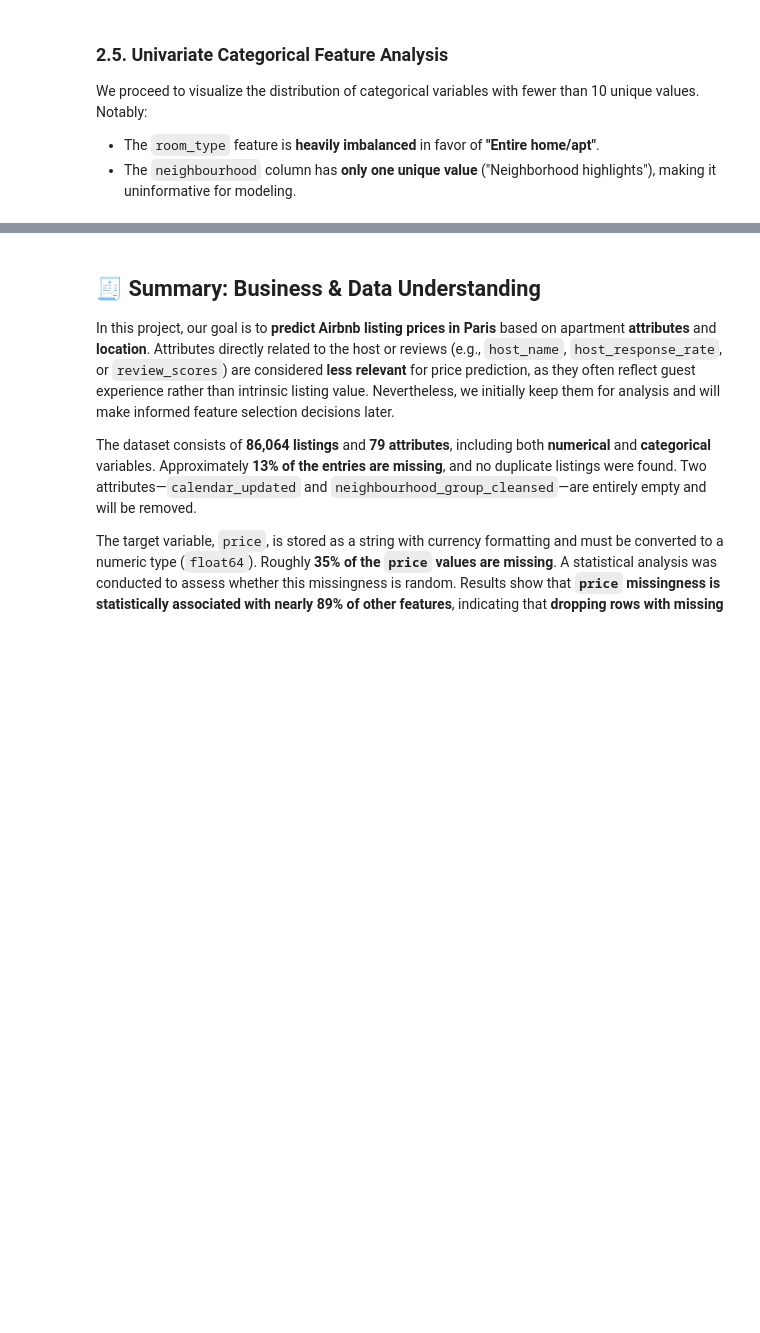
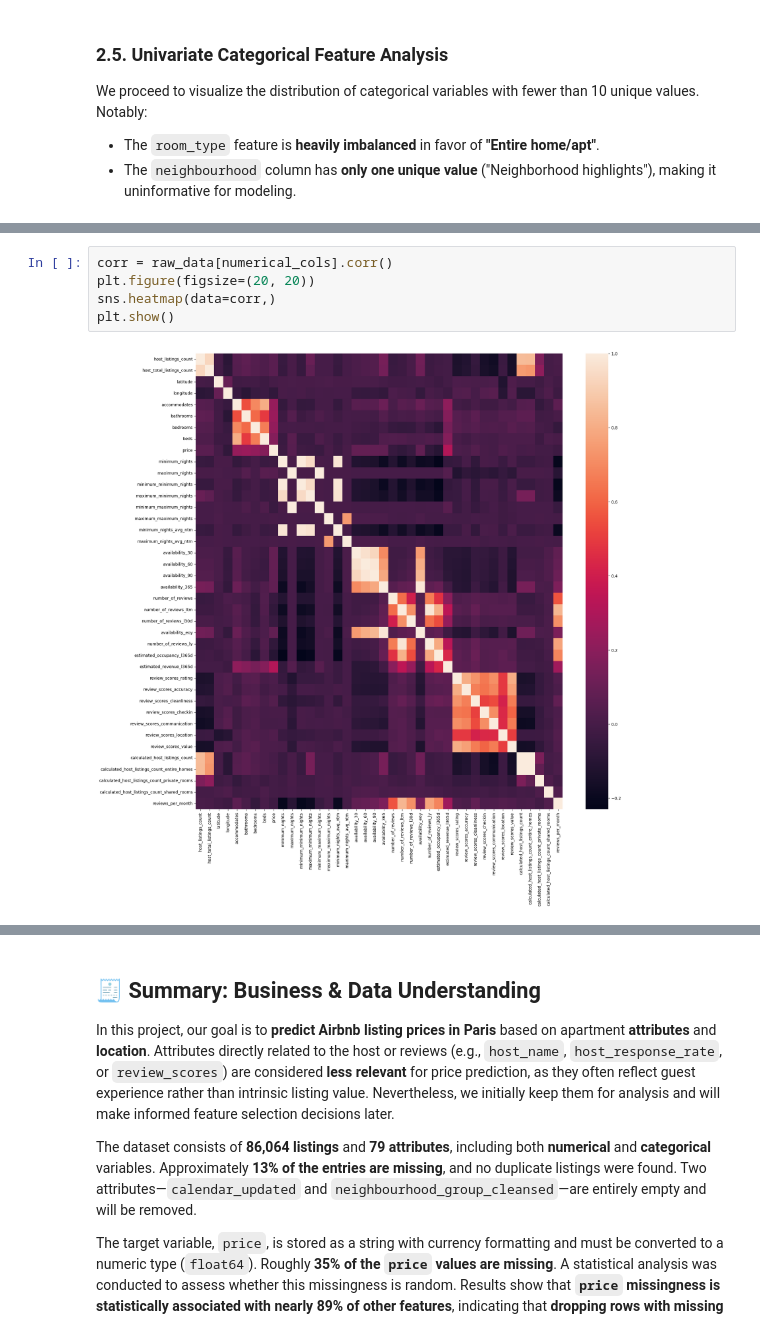
Before and after one commit to Cheicky97/Predicting-Airbnb-Listing-Prices-in-Paris, a Jupyter notebook: notebooks/01_business_and_data_understanding.ipynb, the cells around one changed output, grey strips where cells are left out. Saved outputs shown, nothing was run; the diff lists cells and outputs as text; blank space fills up the shorter version.

```diff
--- a/notebooks/01_business_and_data_understanding.ipynb
+++ b/notebooks/01_business_and_data_understanding.ipynb
@@ -387,0 +379,7 @@ for col in categorical_cols:
+# %%
+corr = raw_data[numerical_cols].corr()
+plt.figure(figsize=(20, 20))
+sns.heatmap(data=corr,)
+plt.show()
+# %% [output]
+[figure, added]
```
Also changed, not shown: parts of 8 cells of this notebook, 1 other file.
